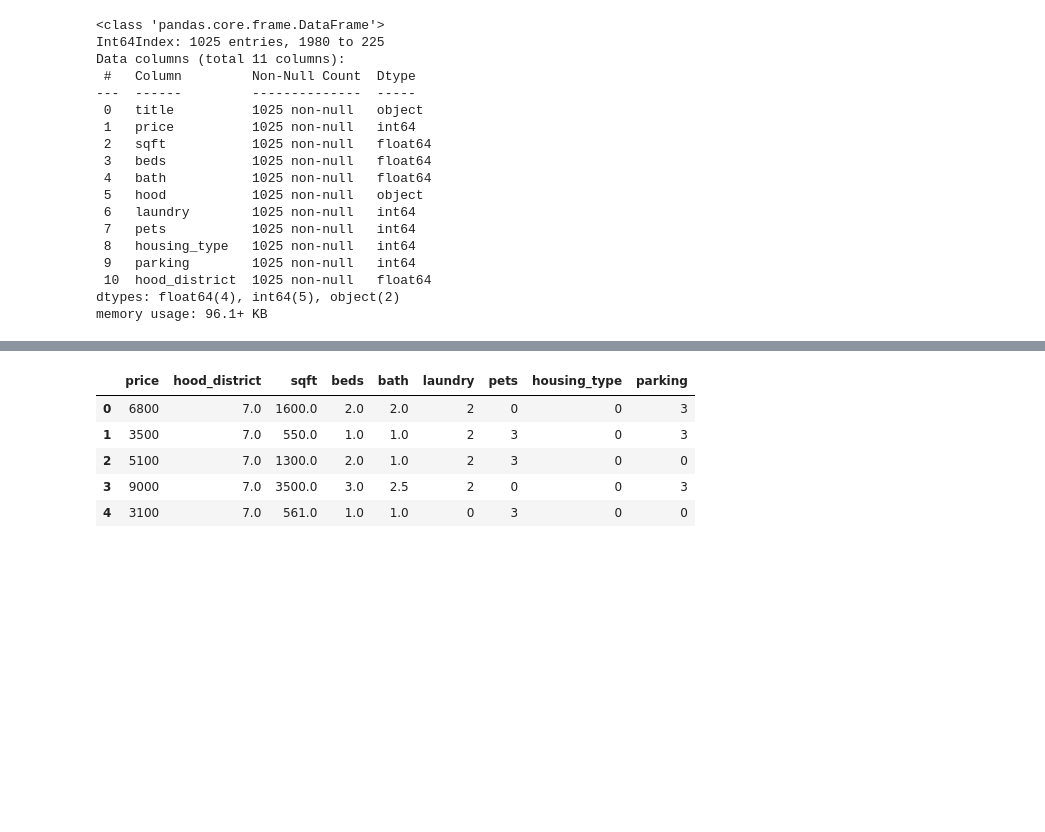
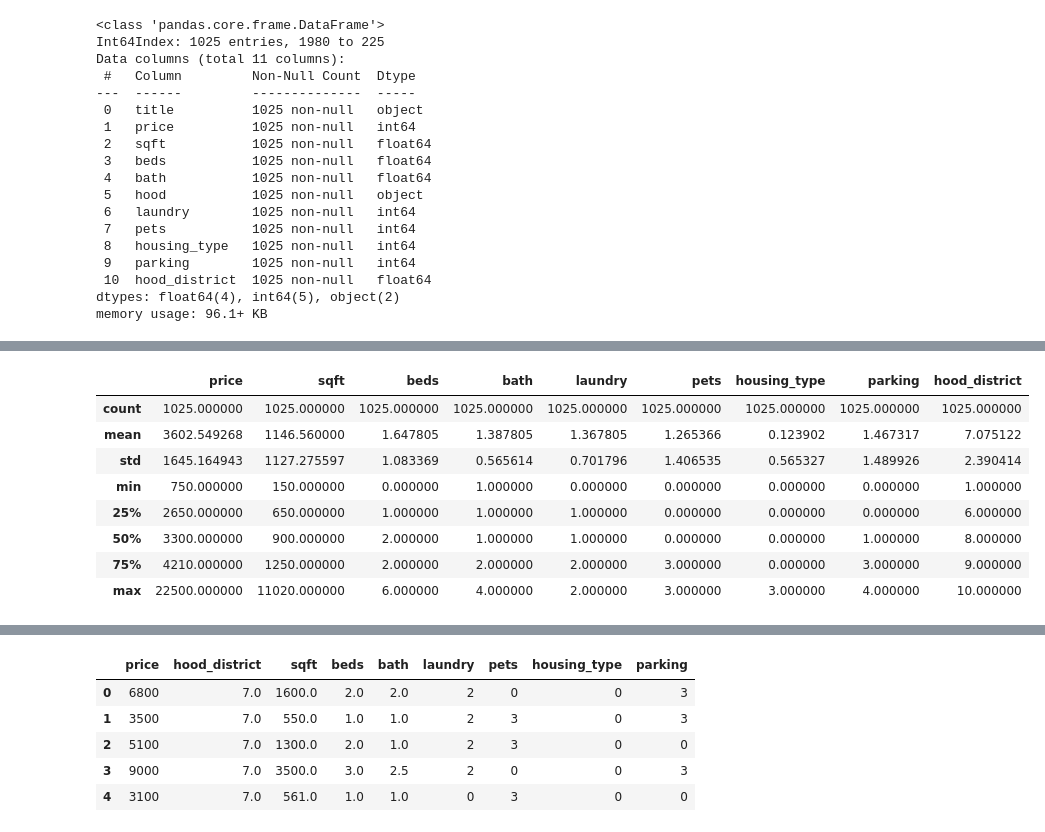
Before and after one commit to alfredjackieots/CL-housing-rent-predictions, a Jupyter notebook: data_cleaning.ipynb, the cells around one changed output, grey strips where cells are left out. Cells and saved outputs as stored; diff of their text form; code cells hidden in the pictures; blank space fills up the shorter version.

Commit message:
data cleaning and tinker with regression

```diff
--- a/data_cleaning.ipynb
+++ b/data_cleaning.ipynb
@@ -11,7 +11,7 @@ import numpy as np
 import matplotlib as plt
 %matplotlib inline
 # %%
-sf_raw = pd.read_csv('raw_sf_scrape.csv')
+sf_raw = pd.read_csv('data_files/raw_sf_scrape.csv')
 # %%
 sf_raw.info()
 # %% [output]
@@ -529,7 +529,7 @@ def parking_situation(amen_list):
     if 'attached garage' in amen_list:
         return 3
     elif 'valet parking' in amen_list:
-        return 3
+        return 4
     elif 'carport' in amen_list:
         return 2
     elif 'detatched garage' in amen_list:
@@ -727,3 +730,15 @@ sf.head()
 | 2095 | #125 FURNISHED ONLY Beautiful 2BR... | 5100 | 1300.0 | 2.0 | 1.0 | marina / cow hollow | 2 | 3 | 0 | 0 | ... |
 | 2015 | #132 Furnished ONLY Beautiful Man... | 9000 | 3500.0 | 3.0 | 2.5 | pacific heights | 2 | 0 | 0 | 3 | ... |
 | 2013 | #158 Furnished ONLY Jr 1 bedroom ... | 3100 | 561.0 | 1.0 | 1.0 | marina / cow hollow | 0 | 3 | 0 | 0 | ... |
+# %%
+sf.describe()
+# %% [output]
+|  | price | sqft | beds | bath | laundry | pets | housing_type | parking | hood_district |
+| count | 1025.000000 | 1025.000000 | 1025.000000 | 1025.000000 | 1025.000000 | 1025.000000 | 1025.000000 | 1025.000000 | 1025.000000 |
+| mean | 3602.549268 | 1146.560000 | 1.647805 | 1.387805 | 1.367805 | 1.265366 | 0.123902 | 1.467317 | 7.075122 |
+| std | 1645.164943 | 1127.275597 | 1.083369 | 0.565614 | 0.701796 | 1.406535 | 0.565327 | 1.489926 | 2.390414 |
+| min | 750.000000 | 150.000000 | 0.000000 | 1.000000 | 0.000000 | 0.000000 | 0.000000 | 0.000000 | 1.000000 |
+| 25% | 2650.000000 | 650.000000 | 1.000000 | 1.000000 | 1.000000 | 0.000000 | 0.000000 | 0.000000 | 6.000000 |
+| 50% | 3300.000000 | 900.000000 | 2.000000 | 1.000000 | 1.000000 | 0.000000 | 0.000000 | 1.000000 | 8.000000 |
+| 75% | 4210.000000 | 1250.000000 | 2.000000 | 2.000000 | 2.000000 | 3.000000 | 0.000000 | 3.000000 | 9.000000 |
+| max | 22500.000000 | 11020.000000 | 6.000000 | 4.000000 | 2.000000 | 3.000000 | 3.000000 | 4.000000 | 10.000000 |
```
Also changed, not shown: parts of 51 cells of this notebook, 2 other files.
